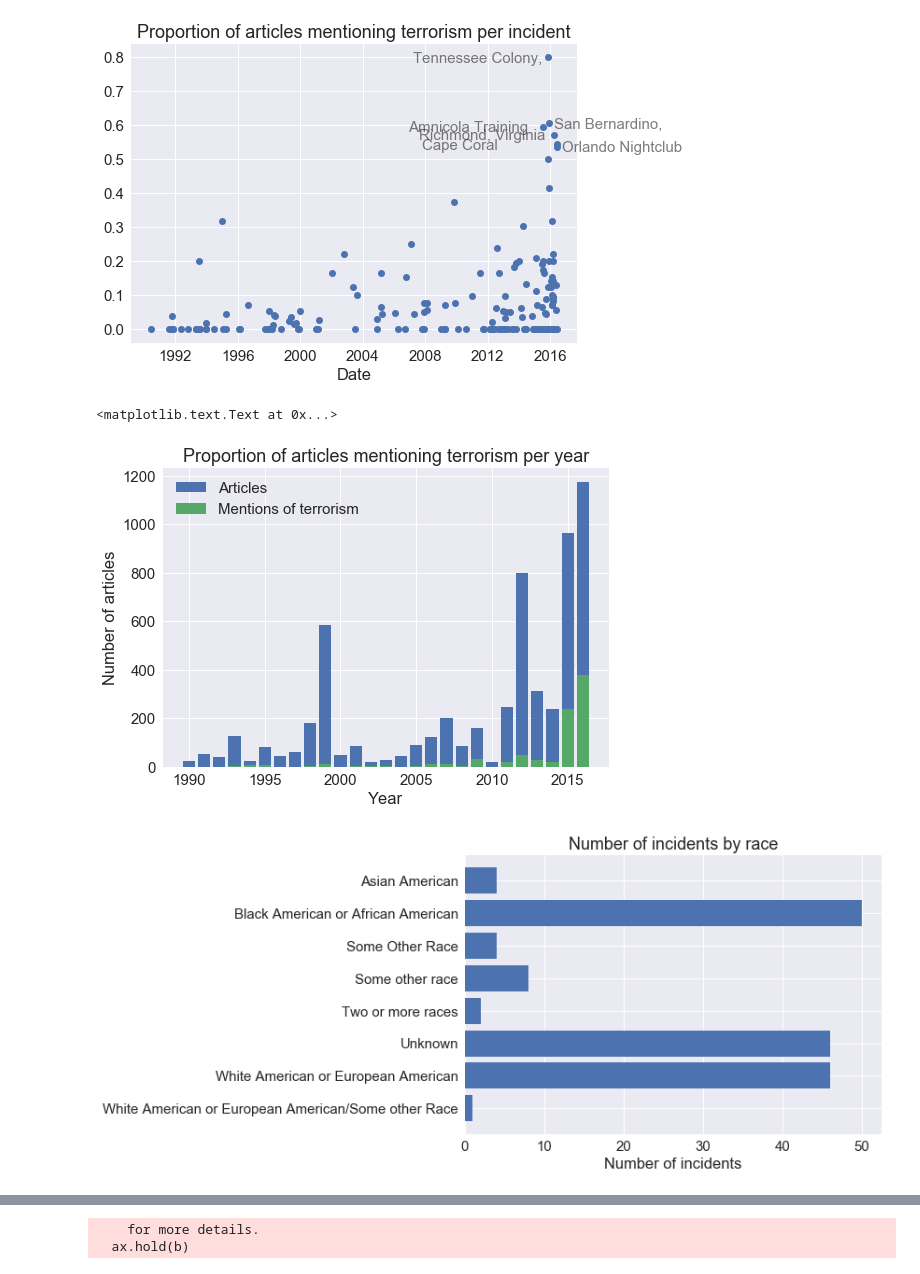
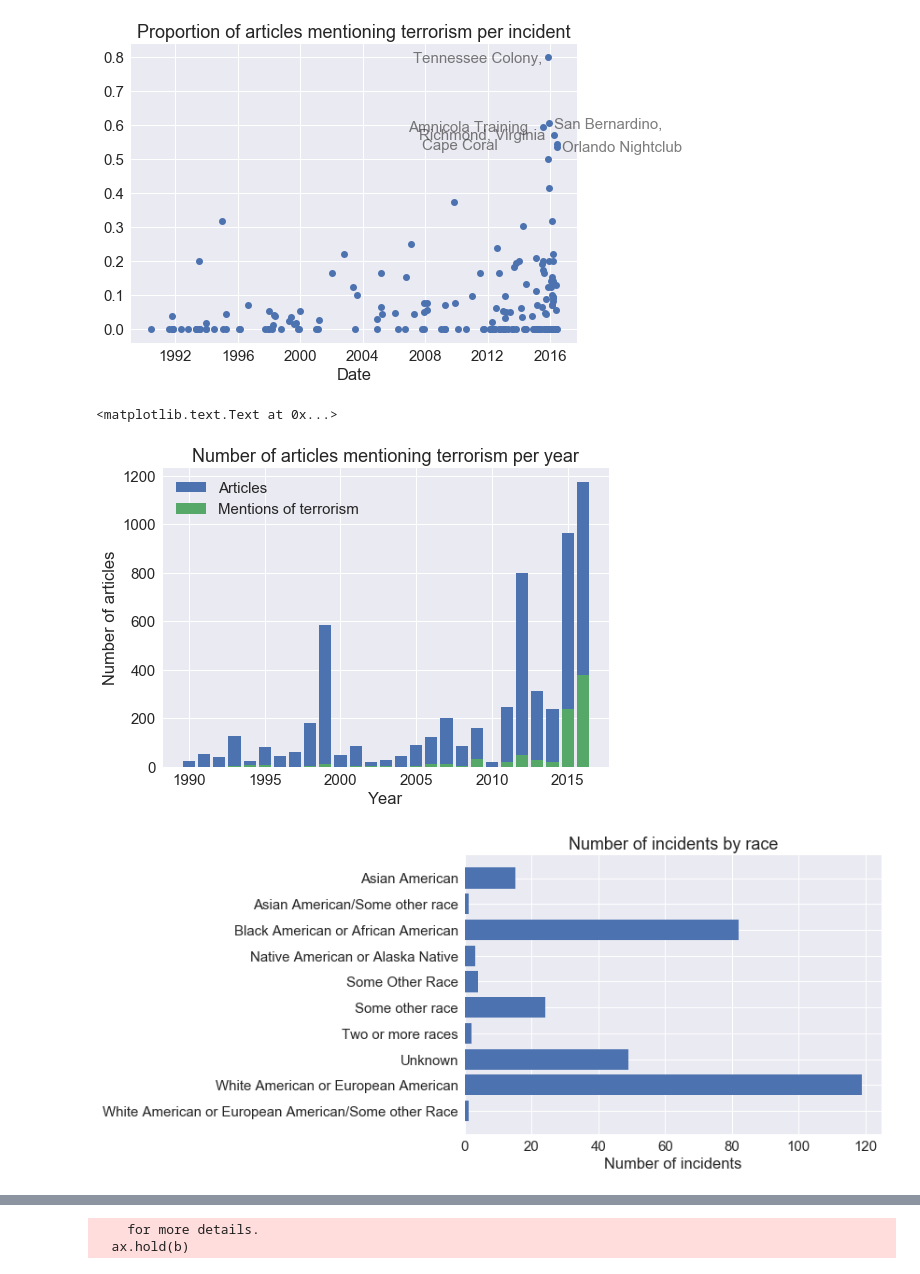
Before and after one commit to dallascard/terrorism, a Jupyter notebook: explore_articles.ipynb, the cells around one changed output, grey strips where cells are left out. Drawn from its saved outputs; the diff is of its cells as text; code cells hidden in the pictures.

```diff
--- a/explore_articles.ipynb
+++ b/explore_articles.ipynb
@@ -306,25 +306,25 @@ ax.bar(keys, [terrorism_mentions_per_year[k] for k in keys], label='Mentions of
 ax.set_xlabel('Year')
 ax.set_ylabel('Number of articles')
 ax.legend()
-ax.set_title('Proportion of articles mentioning terrorism per year')
+ax.set_title('Number of articles mentioning terrorism per year')
 # %% [output]
 <matplotlib.text.Text at 0x...>
-[figure, old version]
+[figure, new version]
 # %%
-grouped = df[df.year > 2014].groupby('race')
+grouped = df.groupby('race')
 summed_by_race = grouped.aggregate(np.sum)
 summed_by_race.sort_index()
 races = list(summed_by_race.index)
 fig, ax = plt.subplots()
 yticks = list(range(len(races)))
 yticks.reverse()
 ax.barh(yticks, width=summed_by_race.n_incidents)
 ax.set_yticks(yticks)
 ax.set_yticklabels(races)
 ax.set_xlabel('Number of incidents')
 ax.set_title('Number of incidents by race');
 # %% [output]
-[figure, old version]
+[figure, new version]
 # %%
 fig, ax = plt.subplots()
 ax.barh(yticks, width=summed_by_race.n_fatalities)
```
Also changed, not shown: parts of 4 cells of this notebook.
